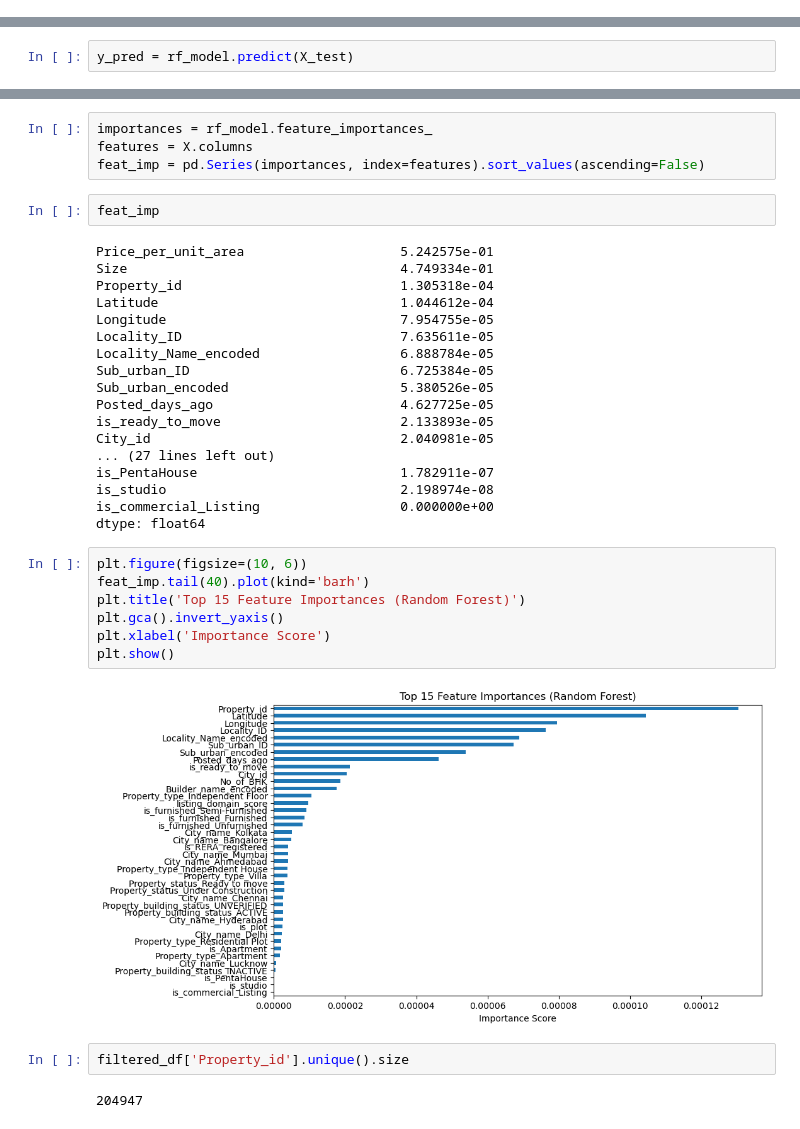
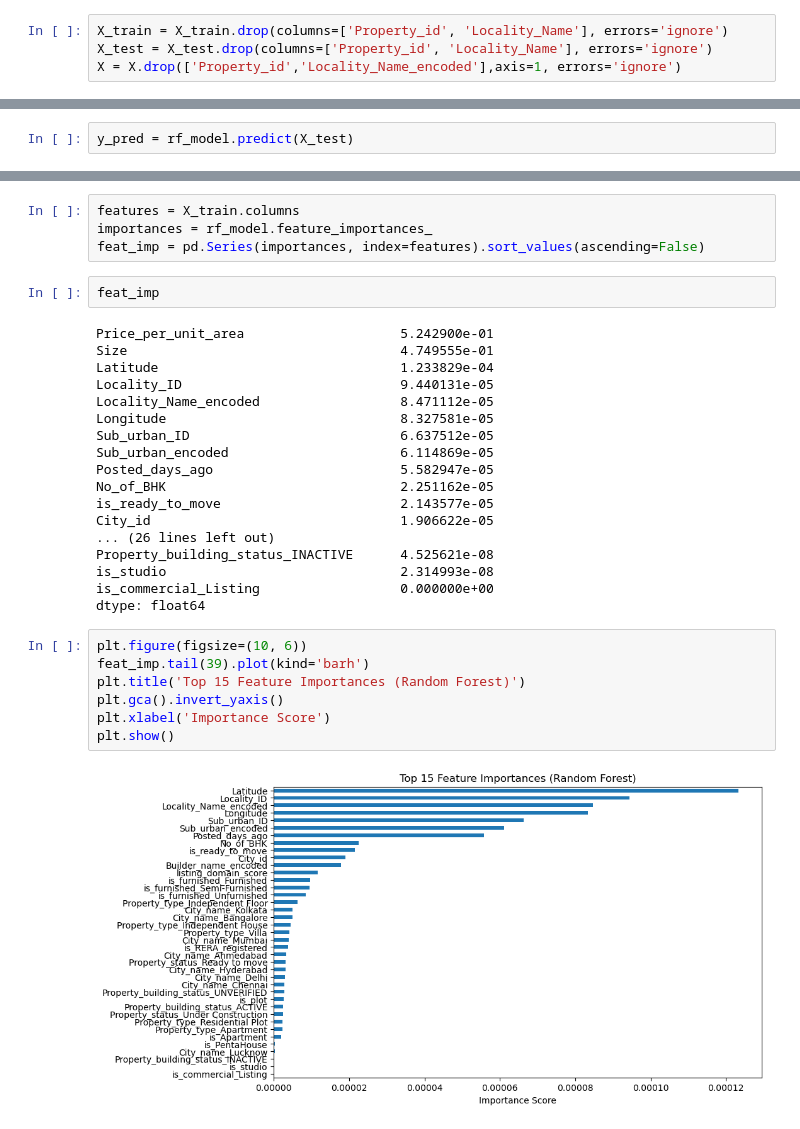
Before and after one commit to Krish2673/Real-Estate-Price-Predictor, a Jupyter notebook: Price_Predictor.ipynb, the cells around one changed output, grey strips where cells are left out. Drawn from its saved outputs; the diff is of its cells as text.

```diff
--- a/Price_Predictor.ipynb
+++ b/Price_Predictor.ipynb
@@ -558,6 +565,10 @@ Feature Scaling
 
 Finalizing X and y: Defined the feature matrix X and target variable y.
 Split the dataset into training and testing sets using train_test_split.
+# %%
+X_train = X_train.drop(columns=['Property_id', 'Locality_Name'], errors='ignore')
+X_test = X_test.drop(columns=['Property_id', 'Locality_Name'], errors='ignore')
+X = X.drop(['Property_id','Locality_Name_encoded'],axis=1, errors='ignore')
 # %%
 from sklearn.linear_model import LinearRegression
 
@@ -629,37 +640,33 @@ plt.show()
 # %%
+features = X_train.columns
 importances = rf_model.feature_importances_
-features = X.columns
 feat_imp = pd.Series(importances, index=features).sort_values(ascending=False)
 # %%
 feat_imp
 # %% [output]
-Price_per_unit_area                    5.242575e-01
-Size                                   4.749334e-01
-Property_id                            1.305318e-04
-Latitude                               1.044612e-04
-Longitude                              7.954755e-05
-Locality_ID                            7.635611e-05
-Locality_Name_encoded                  6.888784e-05
-Sub_urban_ID                           6.725384e-05
-Sub_urban_encoded                      5.380526e-05
-Posted_days_ago                        4.627725e-05
-is_ready_to_move                       2.133893e-05
-City_id                                2.040981e-05
-... (27 lines left out)
-is_PentaHouse                          1.782911e-07
-is_studio                              2.198974e-08
+Price_per_unit_area                    5.242900e-01
+Size                                   4.749555e-01
+Latitude                               1.233829e-04
+Locality_ID                            9.440131e-05
+Locality_Name_encoded                  8.471112e-05
+Longitude                              8.327581e-05
+Sub_urban_ID                           6.637512e-05
+Sub_urban_encoded                      6.114869e-05
+Posted_days_ago                        5.582947e-05
+No_of_BHK                              2.251162e-05
+is_ready_to_move                       2.143577e-05
+City_id                                1.906622e-05
+... (26 lines left out)
+Property_building_status_INACTIVE      4.525621e-08
+is_studio                              2.314993e-08
 is_commercial_Listing                  0.000000e+00
 dtype: float64
 # %%
 plt.figure(figsize=(10, 6))
-feat_imp.tail(40).plot(kind='barh')
+feat_imp.tail(39).plot(kind='barh')
 plt.title('Top 15 Feature Importances (Random Forest)')
 plt.gca().invert_yaxis()
 plt.xlabel('Importance Score')
 plt.show()
 # %% [output]
-[figure, old version]
+[figure, new version]
-# %%
-filtered_df['Property_id'].unique().size
-# %% [output]
-204947
```
Also changed, not shown: parts of 6 cells of this notebook.
